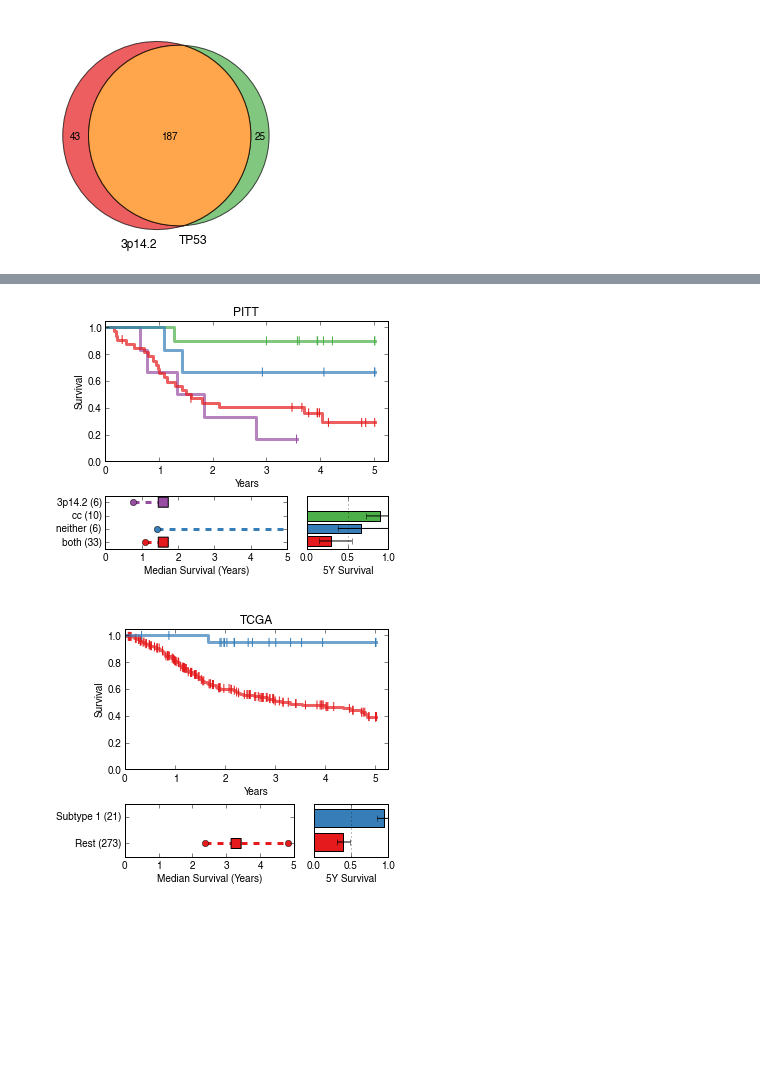
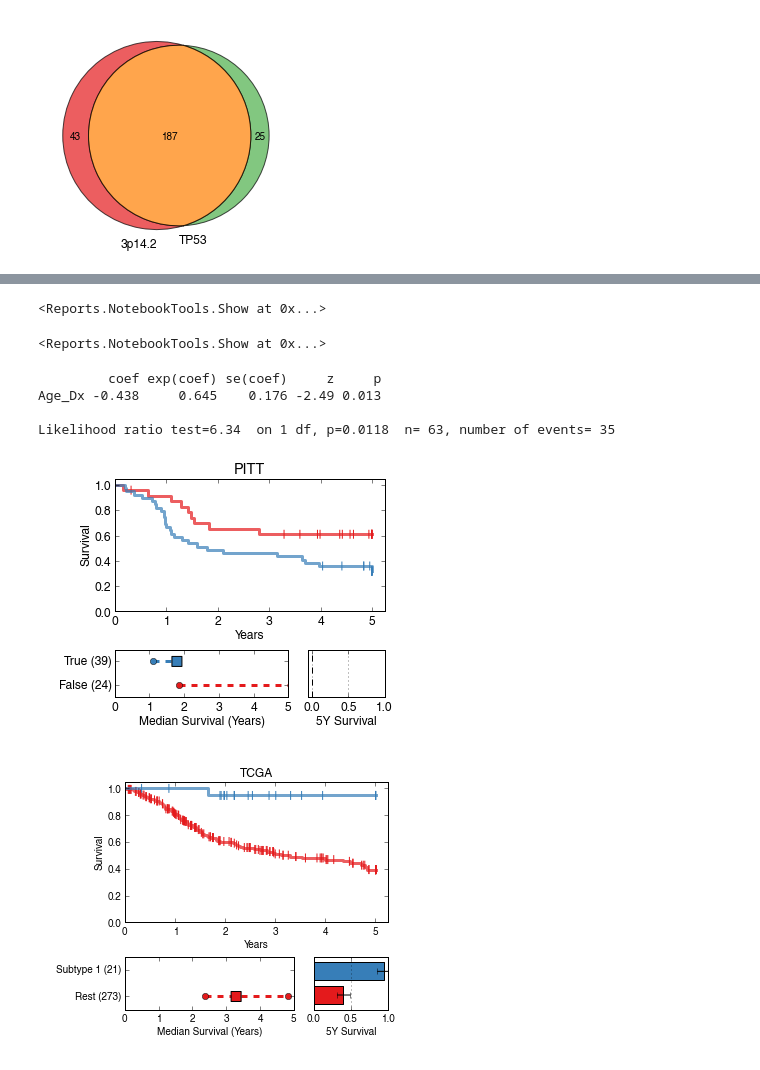
Before and after one commit to theandygross/TCGA, a Jupyter notebook: Pathway_Merge/Notebooks/HNSC_other_data_science.ipynb, the cells around one changed output, grey strips where cells are left out. Cells and saved outputs as stored; diff of their text form; code cells hidden in the pictures; blank space fills up the shorter version.

```diff
--- a/Pathway_Merge/Notebooks/HNSC_other_data_science.ipynb
+++ b/Pathway_Merge/Notebooks/HNSC_other_data_science.ipynb
@@ -360,5 +371,7 @@ dtype: float64
 # %% [markdown]
 #Validation of TCGA results
+# %%
+p53_mut = (hit_matrix > 0).ix['TP53'].ix[true_index(clin.HPV == 'Negative')]
 # %%
 survival_and_stats((hit_matrix > 0).ix['TP53'].map({1: 'TP53 mut', 0: 'TP53 wt'}), surv,
                    figsize=(5,4), title='Pitt')
@@ -418,6 +444,3 @@ AttributeError: 'NoneType' object has no attribute 'set_facecolor'
-# %%
-p53_mut = cell_cycle
-p53_mut.name='cc'
 # %%
 combo = combine(p53_mut>0, del_3p !='FHIT +/+')
 survival_and_stats(combo, surv, figsize=(5,4), title='PITT')
@@ -425,0 +458,2 @@ survival_and_stats(combo, surv, figsize=(5,4), title='PITT')
+# %%
+combo = combine(p53_mut>0, del_3p.ix[p53_mut.index].fillna('M') !='FHIT +/+')
@@ -425,0 +468,2 @@ survival_and_stats(combo, surv, figsize=(5,4), title='PITT')
+# %%
+plt.rcParams['font.size'] = 12
@@ -426,7 +517,22 @@ survival_and_stats(combo, surv, figsize=(5,4), title='PITT')
+# %%
+draw_survival_curves(hit_matrix.ix[['CASP8','HRAS','KRAS','SOS1']].sum()>0, surv, show=True, ann='p')
+# %% [output]
+<Reports.NotebookTools.Show at 0x...>
+# %%
+draw_survival_curves(f, surv, show=True, ann='p', show_legend=False)
+# %% [output]
+<Reports.NotebookTools.Show at 0x...>
+# %%
+get_cox_ph(surv, f, covariates=pd.concat([clin.Age_Dx]), interactions=True, print_desc=True);
+# %% [output]
+         coef exp(coef) se(coef)     z     p
+Age_Dx -0.438     0.645    0.176 -2.49 0.013
+
+Likelihood ratio test=6.34  on 1 df, p=0.0118  n= 63, number of events= 35
 # %%
-survival_and_stats(combo, surv, figsize=(5,4), title='PITT')
+survival_and_stats((combo=='both').ix[true_index(clin.HPV=='Negative')].dropna(), surv, figsize=(5,4), title='PITT')
 # %% [output]
-[figure, old version]
+[figure, new version]
 # %%
 p53_mut = hit_matrix.ix['TP53']>0
 #p53_mut = cell_cycle
```
Also changed, not shown: parts of 58 cells of this notebook, 33 other files.
